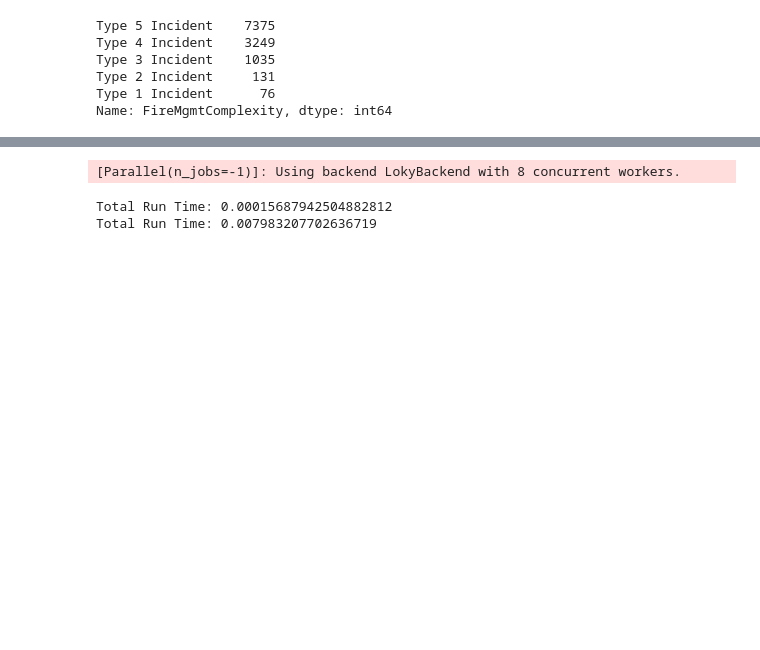
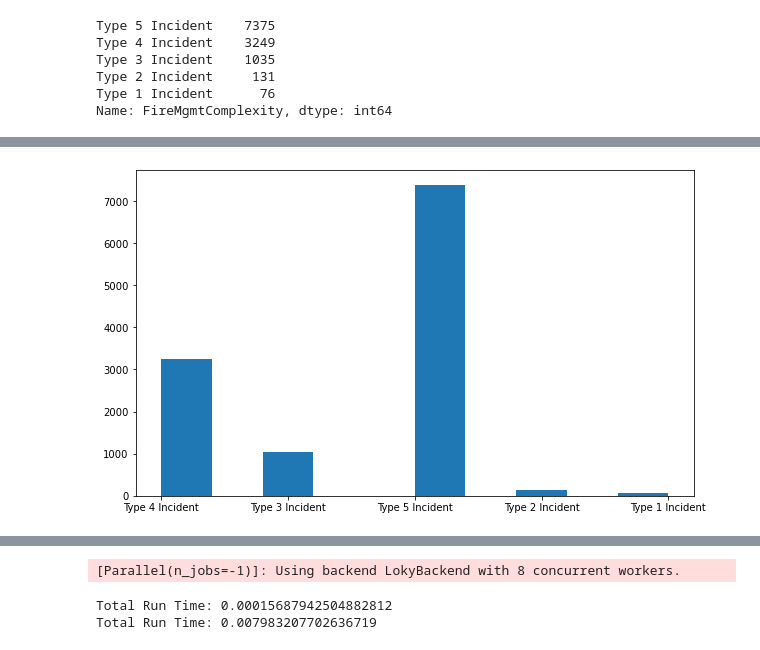
Before and after one commit to KeananG/ClassiFire, a Jupyter notebook: Modeling.ipynb, the cells around one changed output, grey strips where cells are left out. Saved outputs shown, nothing was run; the diff lists cells and outputs as text; code cells hidden in the pictures; blank space fills up the shorter version.

```diff
--- a/Modeling.ipynb
+++ b/Modeling.ipynb
@@ -1382,5 +1472,4 @@ Note the trend between acres and fire complexity
 # %%
-
 f_keep2 = ['FinalAcres', 'site', 'total_solar_radiation_ly', 'FireMgmtComplexity',
           'ave_mean_wind_speed_mph', 'ave_mean_wind_direction_deg', 'max_maximum_wind_gust_mph',
           'ave_average_air_temperature_deg_f', 'ave_average_relative_humidity', 'total_precipitation_in',
@@ -1422,8 +1511,8 @@ except:
 fire_final1.dropna(subset=[target,'total_solar_radiation_ly'], inplace=True)
 
 
-# Bin 10
-if target != 'FireMgmtComplexity':
+# Create bins if target is arces
+if target == 'FinalAcres':
     fire_final1 = fire_final1[(fire_final1['FinalAcres']> 0.0) | (fire_final1['FinalAcres']> 0)]
     class5 = fire_final1[fire_final1['FireMgmtComplexity'] == 'Type 5 Incident']['FinalAcres'].mean()
     class4 = fire_final1[fire_final1['FireMgmtComplexity'] == 'Type 4 Incident']['FinalAcres'].mean()
@@ -1463,8 +1552,13 @@ KeyError: 'FinalAcres'
 # %%
+fig, ax = plt.subplots(figsize = (10,6))
+if target == 'FireMgmtComplexity':
+    plt.hist(fire_final1['FireMgmtComplexity'])
 try:
-    plt.hist(fire_final1['FinalAcresBin']);#, bins=10, range=(0, 10));
+    plt.hist(fire_final1['FinalAcresBin'])#, bins=10, range=(0, 10));
 except Exception as e:
     e
+# %% [output]
+[figure, added]
 # %%
 # Finding Wild Fire in Boulder, 2021
 # US-CO
```
Also changed, not shown: parts of 77 cells of this notebook.
